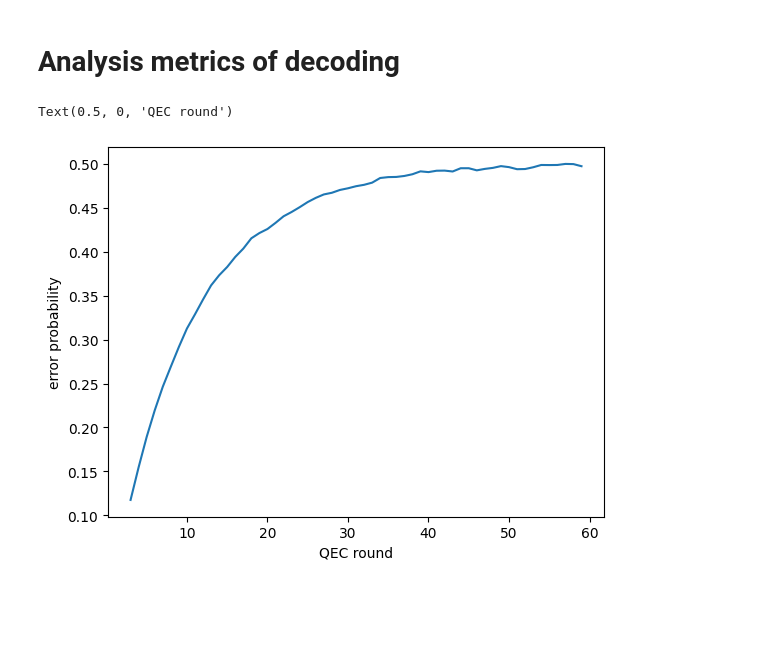
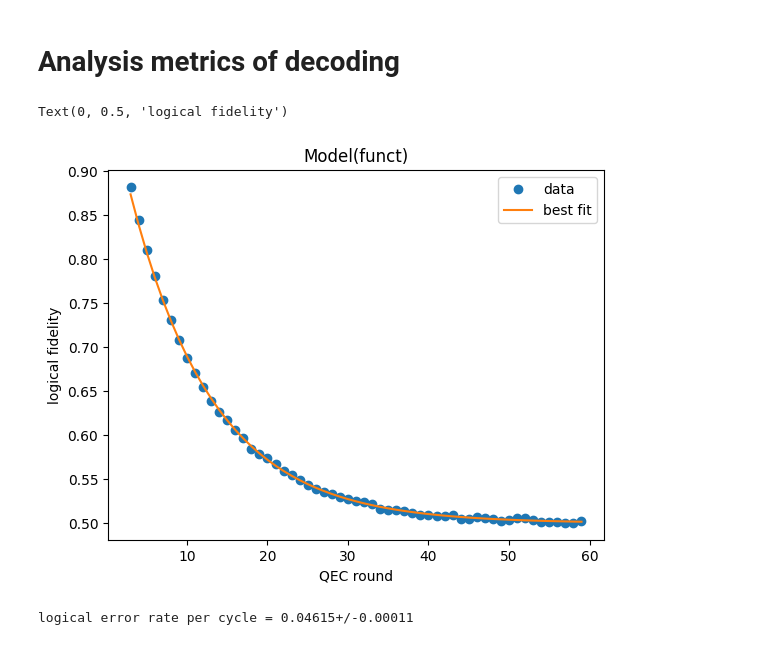
Before and after one commit to BorisVarbanov/qrennd, a Jupyter notebook: notebooks/mwpm_decoder.ipynb, the cells around one changed output. Drawn from its saved outputs; the diff is of its cells as text; code cells hidden in the pictures; blank space fills up the shorter version.

Commit message:
Add extraction of logical error rate per cycle for MWPM

```diff
--- a/notebooks/mwpm_decoder.ipynb
+++ b/notebooks/mwpm_decoder.ipynb
@@ -140,20 +140,31 @@ surf-code_d3_bZ_s1_n10000_r59
 # %% [markdown]
 # Analysis metrics of decoding
-# %%
-ERROR_PROB = {int(r): 0 for r in QEC_CYCLES}
-for circ, err_prob in DATA.items():
-    # find r
-    match = re.search('_r(\d+)', circ) # find integer after "_r"
-    if match:
-        r = match.group(1)
-    else:
-        raise ValueError("_r{rounds} has not been found in file")
-
-    ERROR_PROB[int(r)] += err_prob/2 # average between logical 0 and 1
-# %%
-plt.plot(ERROR_PROB.keys(), ERROR_PROB.values())
-plt.ylabel("error probability")
-plt.xlabel("QEC round")
-# %% [output]
-Text(0.5, 0, 'QEC round')
-[figure, removed]
+# %%
+LOG_FIDELITY = {int(r): 0 for r in QEC_CYCLES}
+for circ, log_fid in DATA.items():
+    # find r
+    match = re.search('_r(\d+)', circ) # find integer after "_r"
+    if match:
+        r = match.group(1)
+    else:
+        raise ValueError("_r{rounds} has not been found in file")
+
+    LOG_FIDELITY[int(r)] += log_fid/2 # average between logical 0 and 1
+
+QEC_ROUNDS = np.array(list(LOG_FIDELITY.keys()))
+LOG_FID = np.array(list(LOG_FIDELITY.values()))
+# %%
+model = LogicalFidelityDecay()
+params = model.guess(LOG_FID, x=QEC_ROUNDS)
+out = model.fit(LOG_FID, params, x=QEC_ROUNDS, min_qec=3)
+# %%
+ax = out.plot_fit()
+ax.set_xlabel("QEC round")
+ax.set_ylabel("logical fidelity")
+# %% [output]
+Text(0, 0.5, 'logical fidelity')
+[figure, added]
+# %%
+print("logical error rate per cycle =", lmfit_par_to_ufloat(out.params["error_rate"]))
+# %% [output]
+logical error rate per cycle = 0.04615+/-0.00011
```
Also changed, not shown: parts of 7 cells of this notebook.
